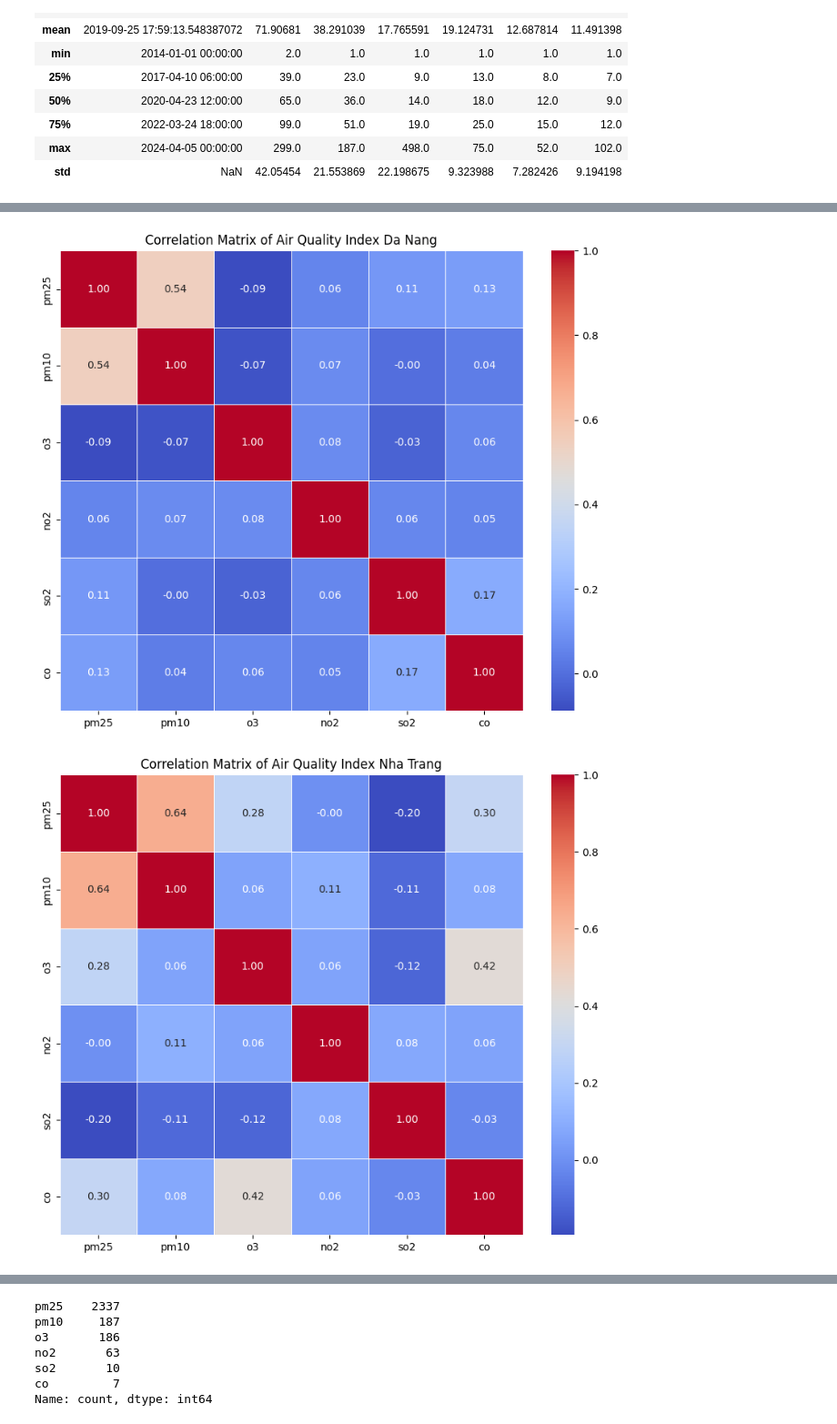
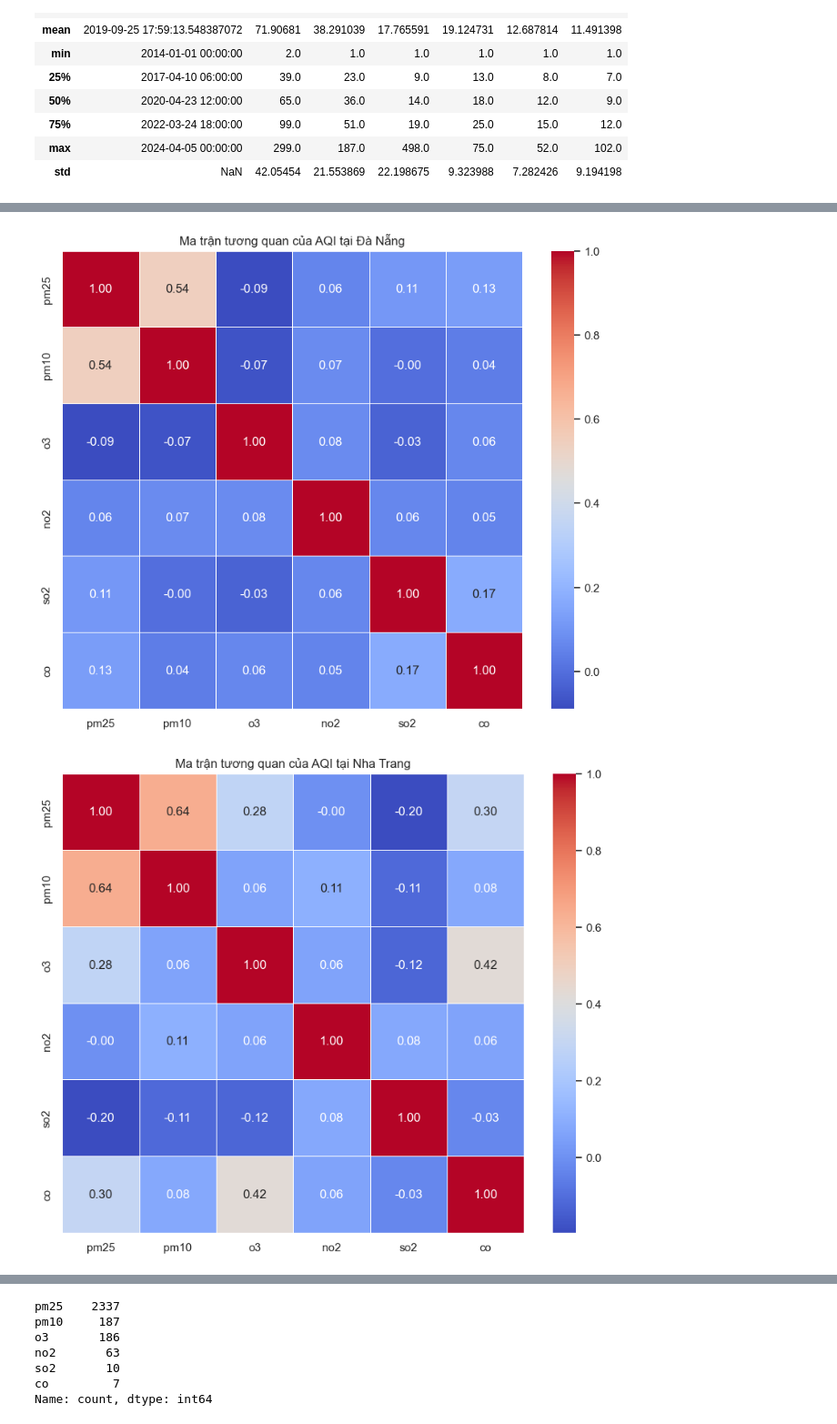
Before and after one commit to quannm2k2/analytic_aqi_vietnam, a Jupyter notebook: notebook.ipynb, the cells around one changed output, grey strips where cells are left out. Shown at 91% size. Saved outputs shown, nothing was run; the diff lists cells and outputs as text; code cells hidden in the pictures.

```diff
--- a/notebook.ipynb
+++ b/notebook.ipynb
@@ -73,4 +122,7 @@ columns_to_convert = ['pm25', 'pm10', 'o3', 'no2', 'so2', 'co']
 
 # Chuyển kiểu các chỉ số không khí sang 'int'
 for col in columns_to_convert:
-    hanoi_df[col] = pd.to_numeric(hanoi_df[col], errors='coerce').astype('Int64')
+    hanoi_df[col] = pd.to_numeric(hanoi_df[col], errors='coerce').astype('Float64')
+    da_nang_df[col] = pd.to_numeric(da_nang_df[col], errors='coerce').astype('Float64')
+    quang_ninh_df[col] = pd.to_numeric(quang_ninh_df[col], errors='coerce').astype('Float64')
+    nha_trang_df[col] = pd.to_numeric(nha_trang_df[col], errors='coerce').astype('Float64')
@@ -93,7 +321,7 @@ dtype: int64
 #   Trong trường hợp dữ liệu có phân phối không đối xứng hoặc có nhiều giá trị ngoại lệ, việc sử dụng giá trị trung vị có thể là một lựa chọn tốt hơn. Giá trị trung vị không bị ảnh hưởng bởi giá trị ngoại lệ và cho phản ánh tốt hơn về điểm trung tâm của dữ liệu.
 # Khi muốn đánh giá tính ổn định của trung tâm dữ liệu: Giá trị trung vị thường ít nhạy cảm hơn với các biến động trong dữ liệu so với giá trị trung bình.
 
-# Giá trị mean
-mean_values = hanoi_df.median()
-# Gắn giá trị trung bình cho các giá trị null trong từng cột
-hanoi_df.fillna(mean_values, inplace=True)
+# Giá trị median
+median_values = hanoi_df.median()
+# Gắn giá trị trung vị cho các giá trị null trong từng cột
+hanoi_df.fillna(median_values, inplace=True)
@@ -155,7 +402,7 @@ def clean_df(df):
 
     # Chuyển kiểu các chỉ số không khí sang 'int'
     for col in columns_to_convert:
-        df[col] = pd.to_numeric(df[col], errors='coerce').astype('Int64')
+        df[col] = pd.to_numeric(df[col], errors='coerce').astype('Float64')
 
     # Giá trị mean
     mean_values = df.median()
@@ -173,21 +420,19 @@ nha_trang_df = clean_df(nha_trang_df)
 def show_corr(df, name):
     # Loại bỏ cột 'date' khỏi DataFrame
     df_toxic_sub = df.drop(columns=['date'])
-
     # Tính toán ma trận tương quan
     correlation_matrix = df_toxic_sub.corr()
-
+    plt.figure(figsize=(10, 8))
     # Biểu diễn mối tương quan bằng heatmap
-    plt.figure(figsize=(10, 8))
     sns.heatmap(correlation_matrix, annot=True, cmap="coolwarm", fmt=".2f", linewidths=0.5)
-    plt.title(f"Correlation Matrix of Air Quality Index {name}")
+    plt.title(f"Ma trận tương quan của AQI tại {name}")
     plt.show()
 # %%
 # Phân tích các mối tương quan này
 # ....
 
-show_corr(hanoi_df, "Hanoi")
-show_corr(quang_ninh_df, "Ha Long")
-show_corr(da_nang_df, "Da Nang")
+show_corr(hanoi_df, "Hà Nội")
+show_corr(quang_ninh_df, "Quảng Ninh")
+show_corr(da_nang_df, "Đà Nẵng")
 show_corr(nha_trang_df, "Nha Trang")
 # %% [output]
@@ -196,5 +441,5 @@ show_corr(nha_trang_df, "Nha Trang")
-[figure, old version]
+[figure, new version]
-[figure, old version]
+[figure, new version]
 # %%
 # Tạo hàm phân loại chất lượng ô nhiễm và chỉ số AQI
 def aqi_classification(df):
```
Also changed, not shown: parts of 62 cells of this notebook.
